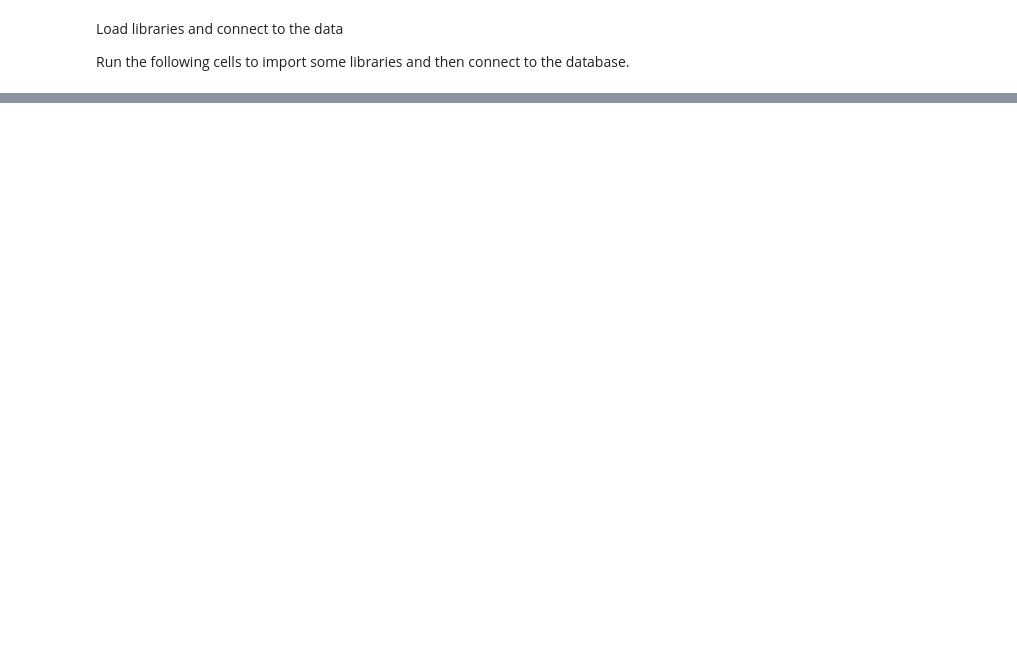
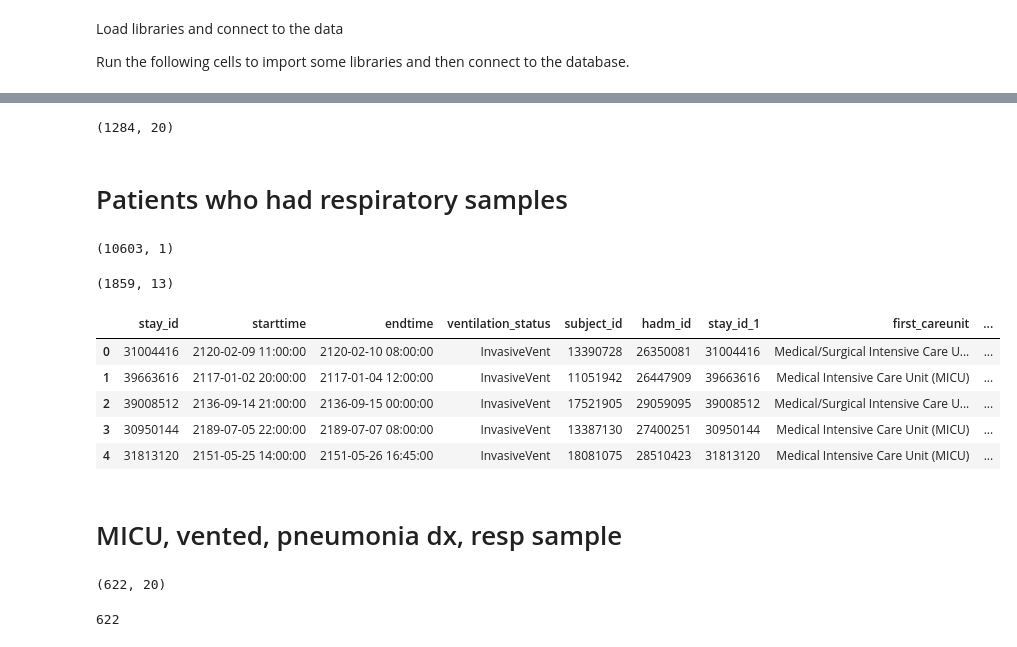
Before and after one commit to cloverbunny/mimic-iv, a Jupyter notebook: c14_combine_mimic_files3_20_22.ipynb, the cells around one changed output, grey strips where cells are left out. Cells and saved outputs as stored; diff of their text form; code cells hidden in the pictures; blank space fills up the shorter version.

```diff
--- a/c14_combine_mimic_files3_20_22.ipynb
+++ b/c14_combine_mimic_files3_20_22.ipynb
@@ -50,5 +59,5 @@ vented.shape
 # %%
-vented_unique = vented.drop_duplicates(subset=["stay_id"])
+vented_unique = vented.drop_duplicates(subset=["hadm_id"])
 # %%
 vented_unique.shape
 # %% [output]
@@ -126,0 +116,2 @@ patient[patient[adheight_col] < 10] = None
+# %%
+pd.set_option("display.max_rows", None)
@@ -126,0 +192,4 @@ patient[patient[adheight_col] < 10] = None
+# %%
+micuventpneumonia.shape
+# %% [output]
+(1284, 20)
@@ -126,0 +198,2 @@ patient[patient[adheight_col] < 10] = None
+# %% [markdown]
+# Patients who had respiratory samples
@@ -126,0 +214,22 @@ patient[patient[adheight_col] < 10] = None
+# %%
+respsamples.shape
+# %% [output]
+(10603, 1)
+# %%
+#micu vent + samples
+micuventsample = vented_unique.merge(respsamples, how='inner', on='hadm_id', indicator=True)
+# %%
+micuventsample.shape
+# %% [output]
+(1859, 13)
+# %%
+micuventsample.head()
+# %% [output]
+|  | stay_id | starttime | endtime | ventilation_status | subject_id | hadm_id | stay_id_1 | first_careunit | ... |
+| 0 | 31004416 | 2120-02-09 11:00:00 | 2120-02-10 08:00:00 | InvasiveVent | 13390728 | 26350081 | 31004416 | Medical/Surgical Intensive Care U... | ... |
+| 1 | 39663616 | 2117-01-02 20:00:00 | 2117-01-04 12:00:00 | InvasiveVent | 11051942 | 26447909 | 39663616 | Medical Intensive Care Unit (MICU) | ... |
+| 2 | 39008512 | 2136-09-14 21:00:00 | 2136-09-15 00:00:00 | InvasiveVent | 17521905 | 29059095 | 39008512 | Medical/Surgical Intensive Care U... | ... |
+| 3 | 30950144 | 2189-07-05 22:00:00 | 2189-07-07 08:00:00 | InvasiveVent | 13387130 | 27400251 | 30950144 | Medical Intensive Care Unit (MICU) | ... |
+| 4 | 31813120 | 2151-05-25 14:00:00 | 2151-05-26 16:45:00 | InvasiveVent | 18081075 | 28510423 | 31813120 | Medical Intensive Care Unit (MICU) | ... |
+# %% [markdown]
+# MICU, vented, pneumonia dx, resp sample
@@ -126,0 +239,8 @@ patient[patient[adheight_col] < 10] = None
+# %%
+micuventpneumoniasample.shape
+# %% [output]
+(622, 20)
+# %%
+len(micuventpneumoniasample.stay_id.unique())
+# %% [output]
+622
```
Also changed, not shown: parts of 39 cells of this notebook.
